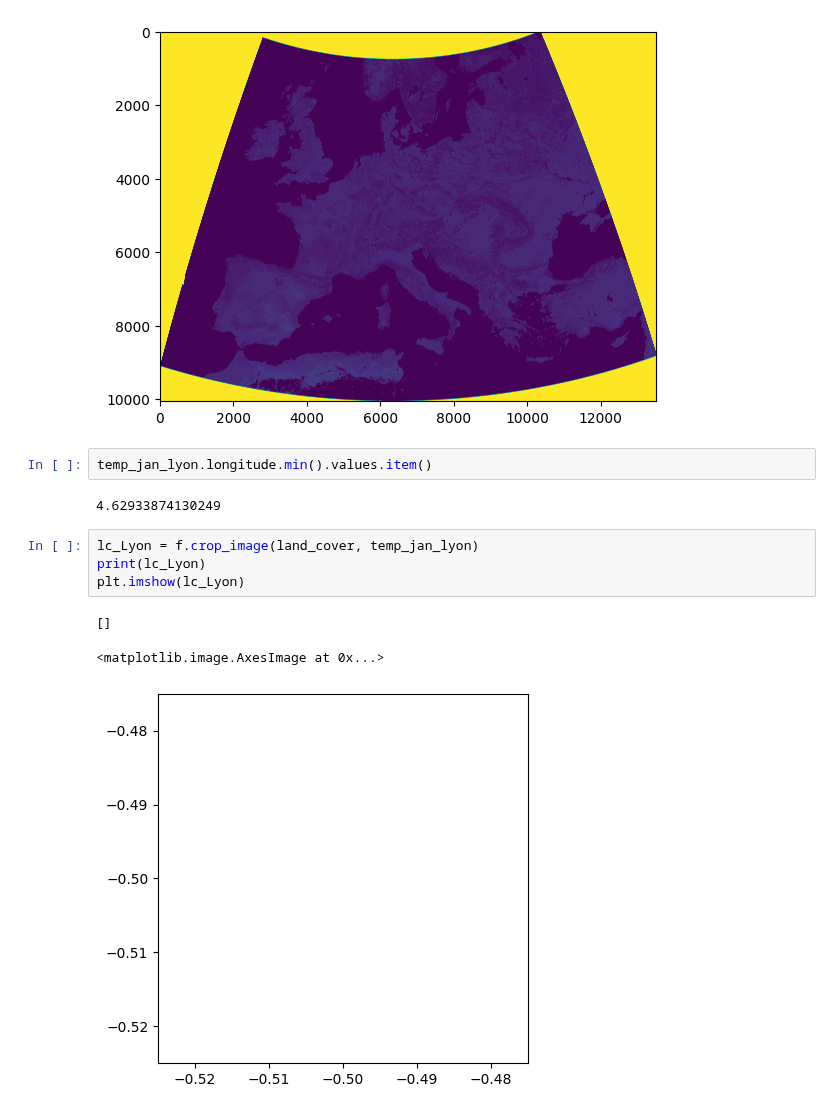
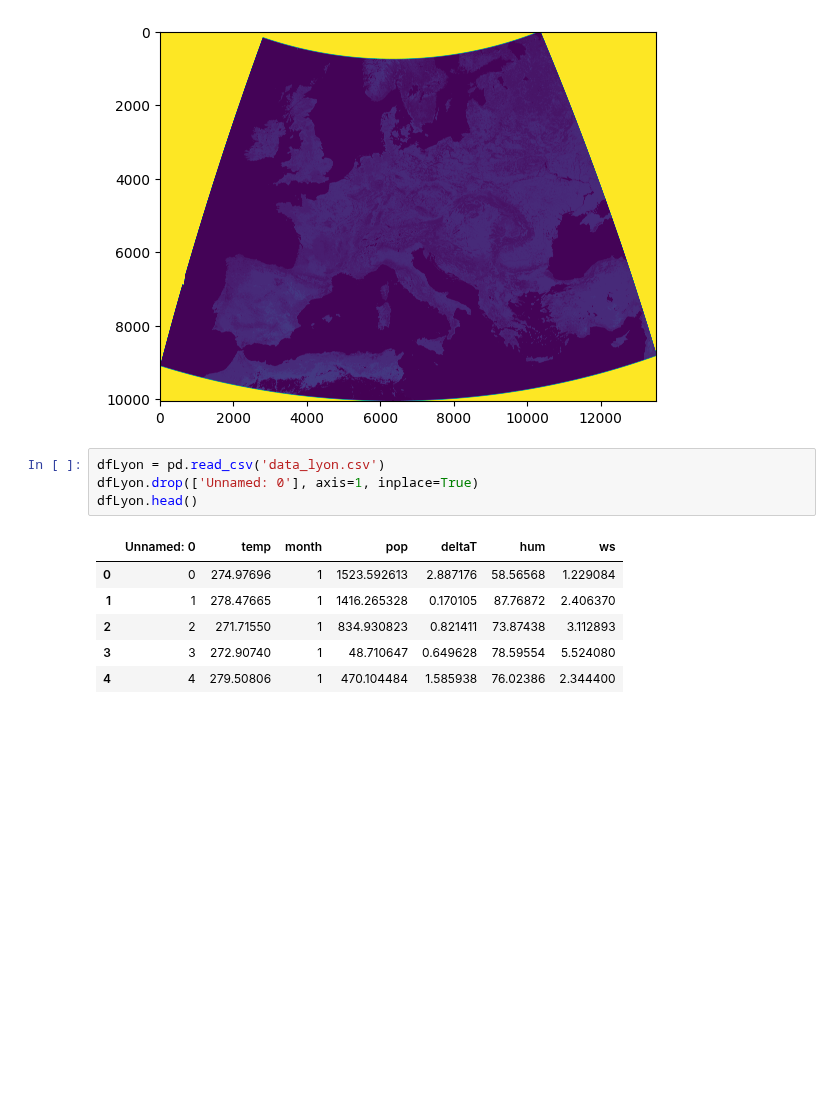
Before and after one commit to christopherogerepfl/UHI_prediction, a Jupyter notebook: task2.ipynb, the cells around one changed output. Cells and saved outputs as stored; diff of their text form; blank space fills up the shorter version.

```diff
--- a/task2.ipynb
+++ b/task2.ipynb
@@ -65,15 +61,14 @@ plt.imshow(land_cover.read(1))
 # %% [output]
 <matplotlib.image.AxesImage at 0x...>
 [figure]
-# %%
-temp_jan_lyon.longitude.min().values.item()
-# %% [output]
-4.62933874130249
-# %%
-lc_Lyon = f.crop_image(land_cover, temp_jan_lyon)
-print(lc_Lyon)
-plt.imshow(lc_Lyon)
-# %% [output]
-[]
-<matplotlib.image.AxesImage at 0x...>
-[figure, removed]
+# %%
+dfLyon = pd.read_csv('data_lyon.csv')
+dfLyon.drop(['Unnamed: 0'], axis=1, inplace=True)
+dfLyon.head()
+# %% [output]
+|  | Unnamed: 0 | temp | month | pop | deltaT | hum | ws |
+| 0 | 0 | 274.97696 | 1 | 1523.592613 | 2.887176 | 58.56568 | 1.229084 |
+| 1 | 1 | 278.47665 | 1 | 1416.265328 | 0.170105 | 87.76872 | 2.406370 |
+| 2 | 2 | 271.71550 | 1 | 834.930823 | 0.821411 | 73.87438 | 3.112893 |
+| 3 | 3 | 272.90740 | 1 | 48.710647 | 0.649628 | 78.59554 | 5.524080 |
+| 4 | 4 | 279.50806 | 1 | 470.104484 | 1.585938 | 76.02386 | 2.344400 |
```
Also changed, not shown: parts of 7 cells of this notebook, 2 other files.
